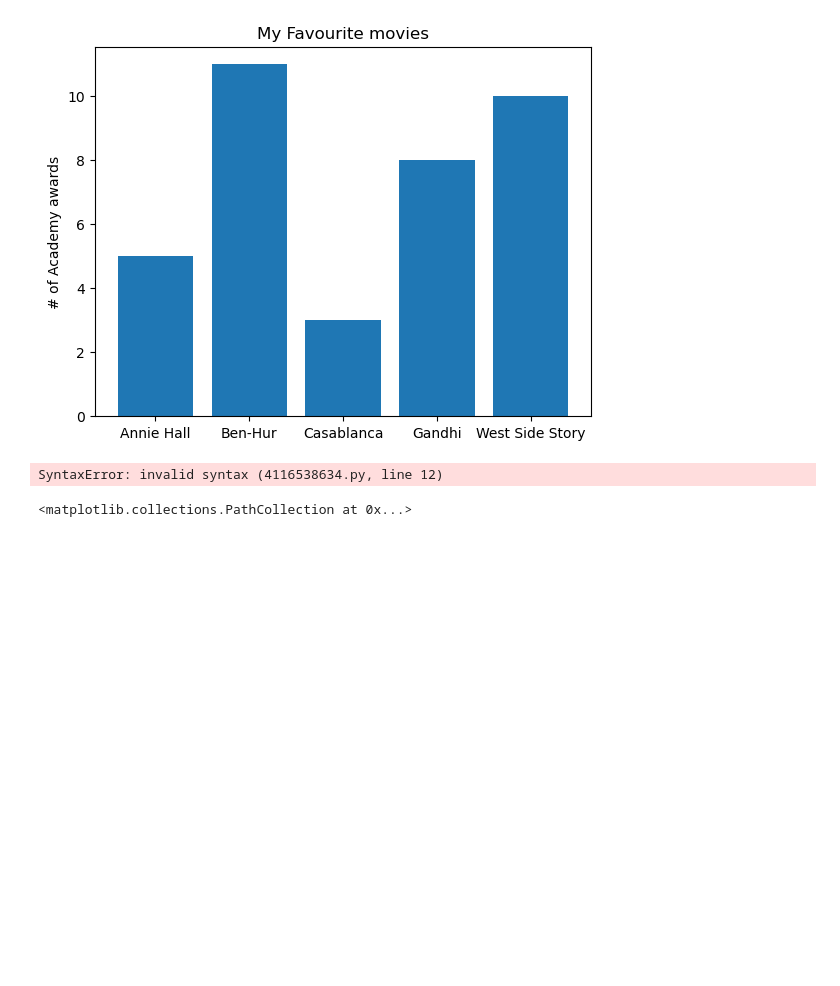
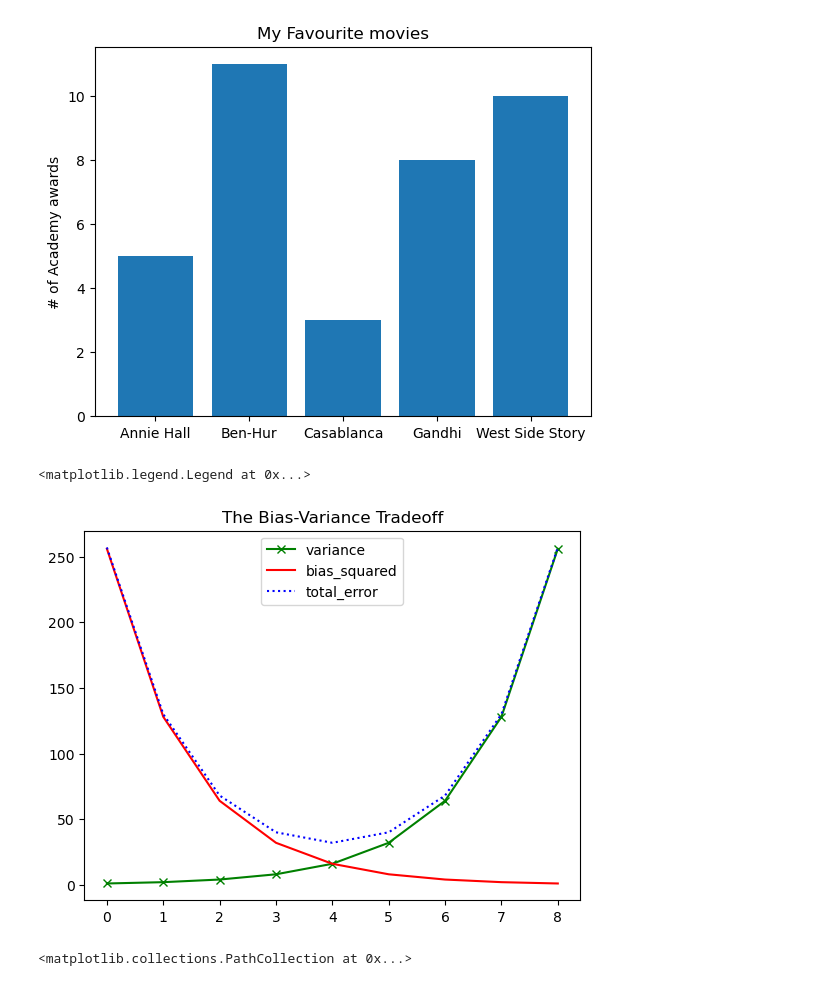
Before and after one commit to adamlewy3/Python-Projects, a Jupyter notebook: Python Essentials.ipynb, the cells around one changed output. Drawn from its saved outputs; the diff is of its cells as text; code cells hidden in the pictures; blank space fills up the shorter version.

```diff
--- a/Python Essentials.ipynb
+++ b/Python Essentials.ipynb
@@ -190,18 +190,19 @@ plt.show()
 # %%
 variance = [1,2,4,8,16,32,64,128,256]
 bias_squared = [256,128,64,32,16,8,4,2,1]
 
 total_error = [x + y for x, y in zip(variance,bias_squared)]
 
 xs = [i for i, _ in enumerate(variance)]
 
 plt.plot(xs, variance, 'gx-', label="variance")
 plt.plot(xs, bias_squared, 'r-', label = "bias_squared")
 plt.plot(xs, total_error, 'b:', label = "total_error")
 plt.title("The Bias-Variance Tradeoff")
-plt.legend(loc=9)j
+plt.legend(loc=9)
 # %% [output]
-SyntaxError: invalid syntax (4116538634.py, line 12)
+<matplotlib.legend.Legend at 0x...>
+[figure, added]
 # %%
 plt.scatter(variance, bias_squared)
 # %% [output]
```
Also changed, not shown: parts of 7 cells of this notebook, 1 other file.
